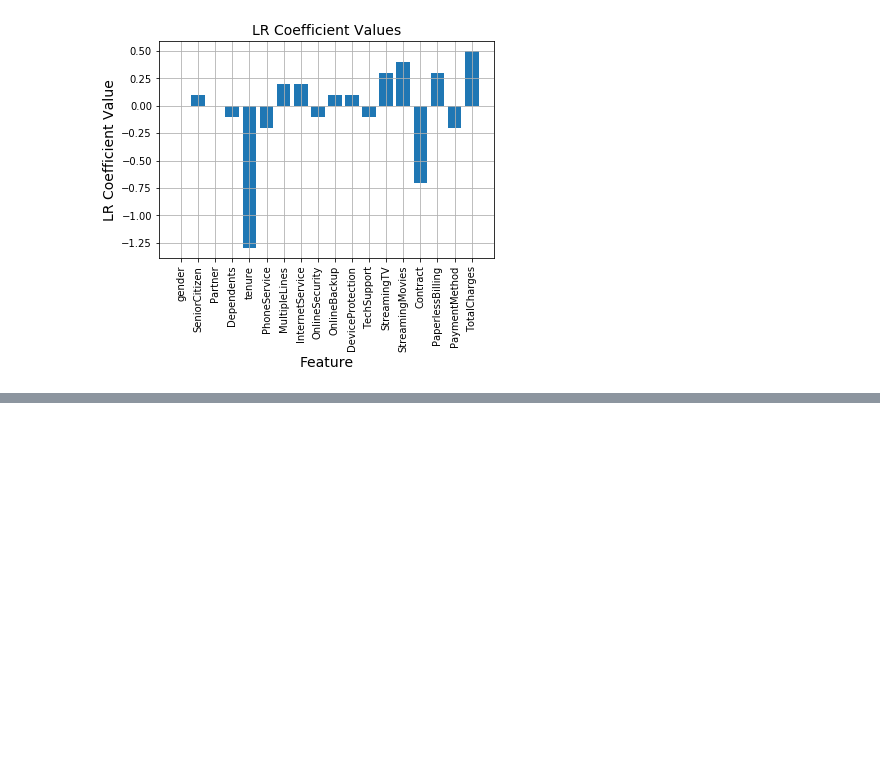
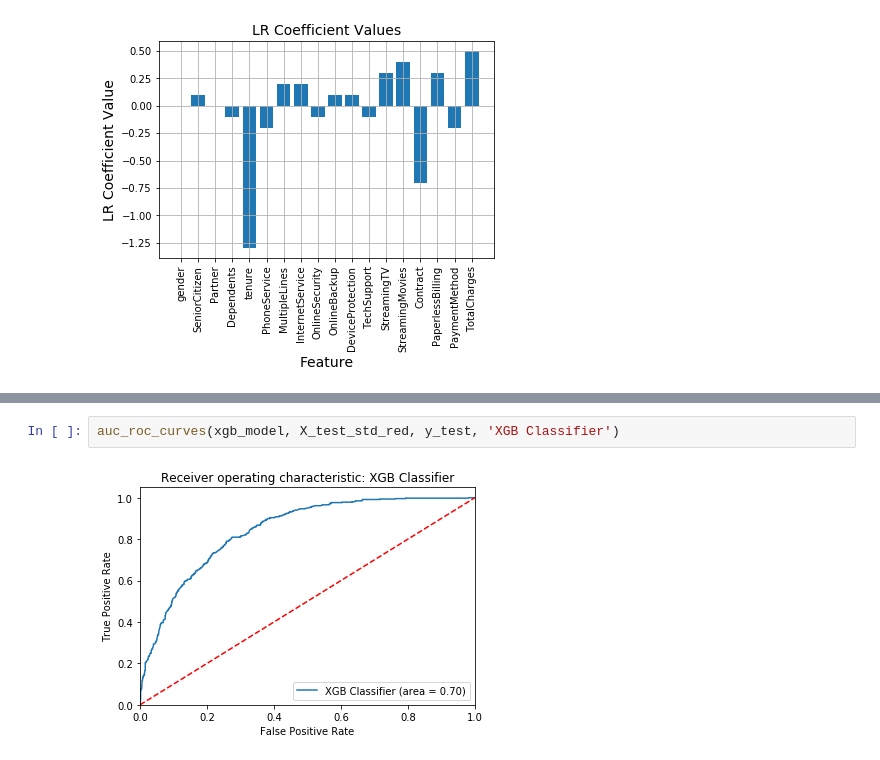
Before and after one commit to grantaguinaldo/mlnd-capstone, a Jupyter notebook: working/working_draft_002.ipynb, the cells around one changed output, grey strips where cells are left out. Drawn from its saved outputs; the diff is of its cells as text; blank space fills up the shorter version.

```diff
--- a/working/working_draft_002.ipynb
+++ b/working/working_draft_002.ipynb
@@ -963,0 +1028,4 @@ lr_coef_curves(lr_tuned, X)
+# %%
+auc_roc_curves(xgb_model, X_test_std_red, y_test, 'XGB Classifier')
+# %% [output]
+[figure, added]
```
Also changed, not shown: parts of 22 cells of this notebook.
